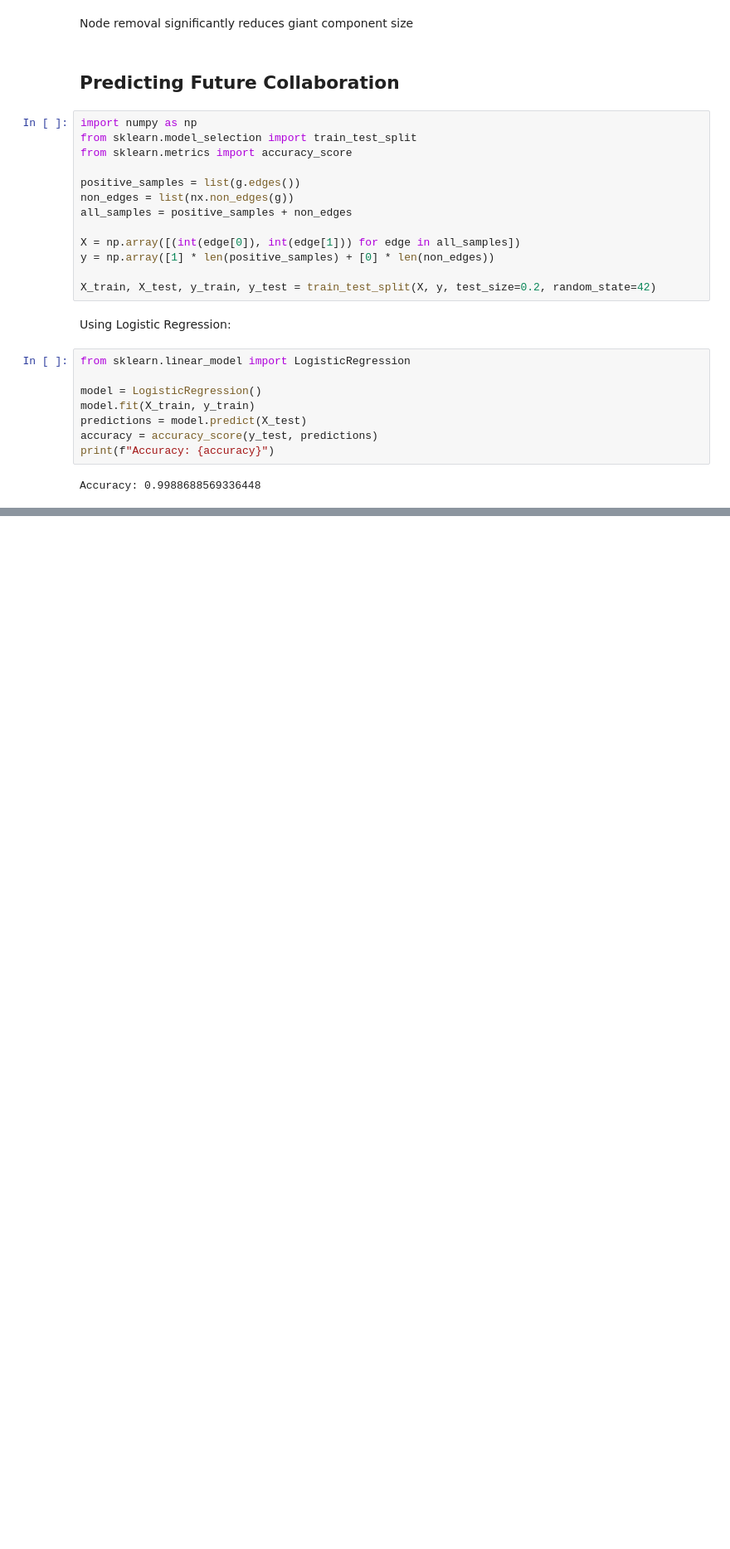
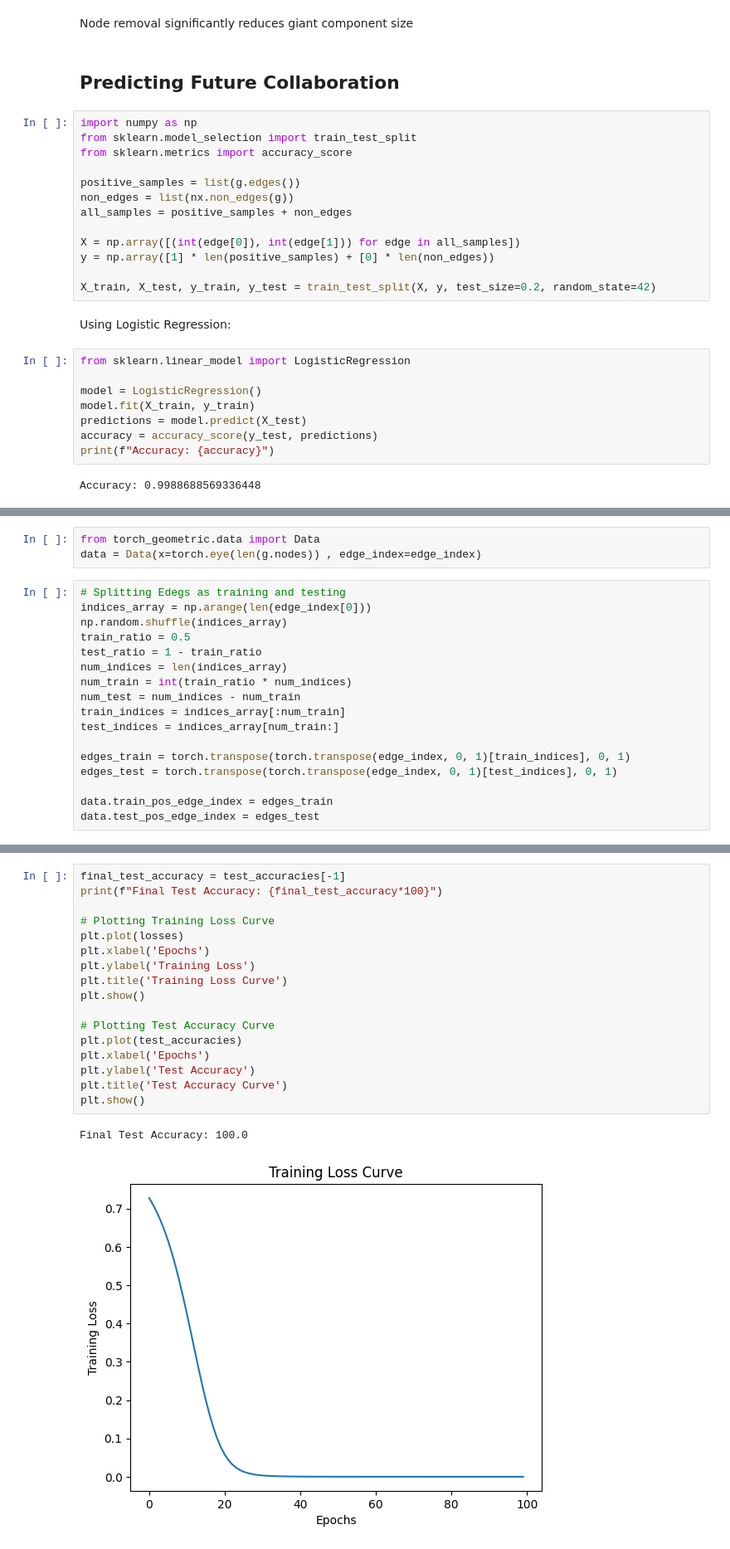
Before and after one commit to batouldiab/collaboration-astroph-network, a Jupyter notebook: astroph-network.ipynb, the cells around one changed output, grey strips where cells are left out. Shown at 83% size. Cells and saved outputs as stored; diff of their text form; blank space fills up the shorter version.

```diff
--- a/astroph-network.ipynb
+++ b/astroph-network.ipynb
@@ -644,0 +656,20 @@ Accuracy: 0.9988688569336448
+# %%
+from torch_geometric.data import Data
+data = Data(x=torch.eye(len(g.nodes)) , edge_index=edge_index)
+# %%
+# Splitting Edegs as training and testing
+indices_array = np.arange(len(edge_index[0]))
+np.random.shuffle(indices_array)
+train_ratio = 0.5
+test_ratio = 1 - train_ratio
+num_indices = len(indices_array)
+num_train = int(train_ratio * num_indices)
+num_test = num_indices - num_train
+train_indices = indices_array[:num_train]
+test_indices = indices_array[num_train:]
+
+edges_train = torch.transpose(torch.transpose(edge_index, 0, 1)[train_indices], 0, 1)
+edges_test = torch.transpose(torch.transpose(edge_index, 0, 1)[test_indices], 0, 1)
+
+data.train_pos_edge_index = edges_train
+data.test_pos_edge_index = edges_test
@@ -644,0 +748,20 @@ Accuracy: 0.9988688569336448
+# %%
+final_test_accuracy = test_accuracies[-1]
+print(f"Final Test Accuracy: {final_test_accuracy*100}")
+
+# Plotting Training Loss Curve
+plt.plot(losses)
+plt.xlabel('Epochs')
+plt.ylabel('Training Loss')
+plt.title('Training Loss Curve')
+plt.show()
+
+# Plotting Test Accuracy Curve
+plt.plot(test_accuracies)
+plt.xlabel('Epochs')
+plt.ylabel('Test Accuracy')
+plt.title('Test Accuracy Curve')
+plt.show()
+# %% [output]
+Final Test Accuracy: 100.0
+[figure, added]
```
Also changed, not shown: parts of 5 cells of this notebook.
